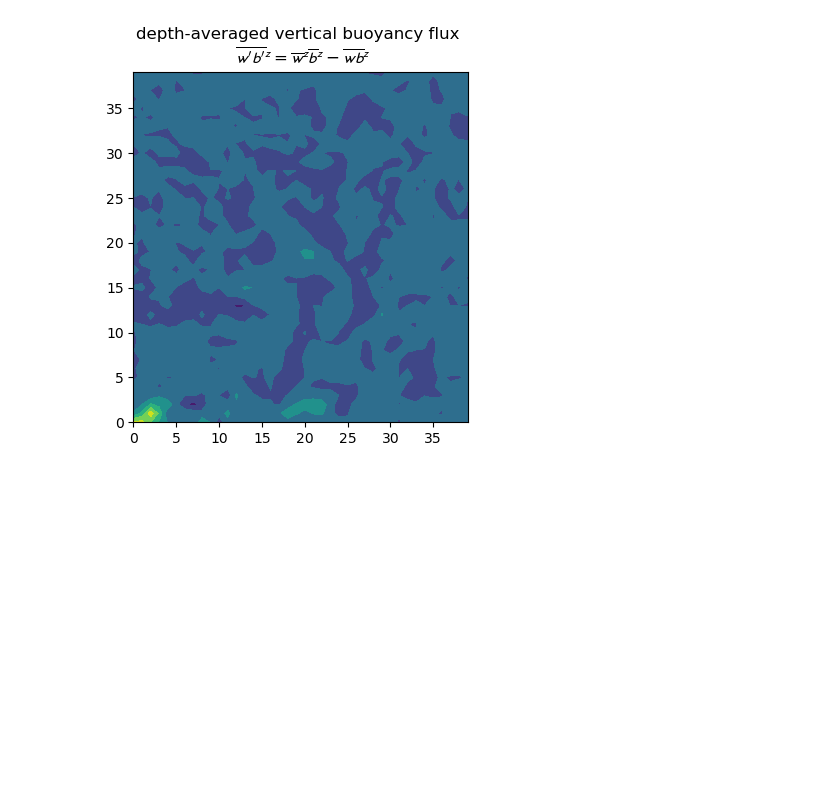
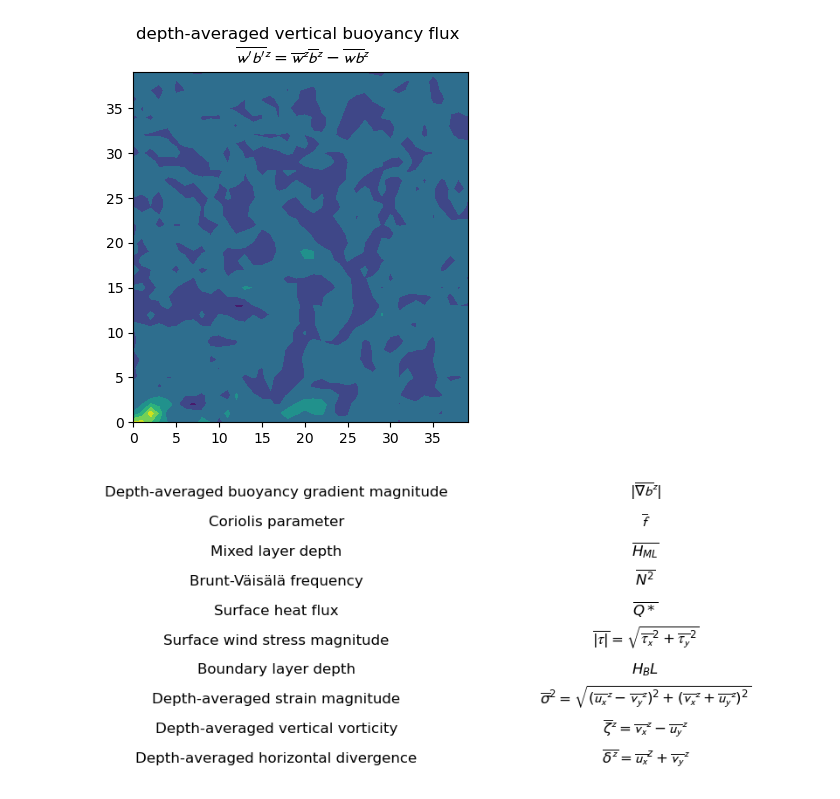
Before and after one commit to andrewfagerheim/ML_project, a Jupyter notebook: get_data.ipynb, the cells around one changed output. Cells and saved outputs as stored; diff of their text form; code cells hidden in the pictures; blank space fills up the shorter version.

```diff
--- a/get_data.ipynb
+++ b/get_data.ipynb
@@ -97,3 +105,89 @@ plt.title("depth-averaged vertical buoyancy flux \n $\overline{\mathcal{w}'\math
 plt.savefig("figures/output.png")
 # %% [output]
 [figure]
+# %%
+plt.figure(figsize=(10,4))
+
+plt.subplot(10,2,1)
+plt.axis('off')
+plt.title('Depth-averaged buoyancy gradient magnitude')
+
+plt.subplot(10,2,2)
+plt.axis('off')
+plt.title('$|\overline{∇\mathcal{b}}^\mathcal{z}|$')
+
+plt.subplot(10,2,3)
+plt.axis('off')
+plt.title('Coriolis parameter')
+
+plt.subplot(10,2,4)
+plt.axis('off')
+plt.title('$\overline{\mathcal{f}}$')
+
+plt.subplot(10,2,5)
+plt.axis('off')
+plt.title('Mixed layer depth')
+
+plt.subplot(10,2,6)
+plt.axis('off')
+plt.title('$\overline{H_{ML}}$')
+
+plt.subplot(10,2,7)
+plt.axis('off')
+plt.title('Brunt-Väisälä frequency')
+
+plt.subplot(10,2,8)
+plt.axis('off')
+plt.title('$\overline{N^2}$')
+
+plt.subplot(10,2,9)
+plt.axis('off')
+plt.title('Surface heat flux')
+
+plt.subplot(10,2,10)
+plt.axis('off')
+plt.title('$\overline{Q*}$')
+
+plt.subplot(10,2,11)
+plt.axis('off')
+plt.title('Surface wind stress magnitude')
+
+plt.subplot(10,2,12)
+plt.axis('off')
+plt.title('$\overline{|𝜏|} = \sqrt{\overline{𝜏_\mathcal{x}}^2 + \overline{𝜏_\mathcal{y}}^2}$')
+
+plt.subplot(10,2,13)
+plt.axis('off')
+plt.title('Boundary layer depth')
+
+plt.subplot(10,2,14)
+plt.axis('off')
+plt.title('$H_BL$')
+
+plt.subplot(10,2,15)
+plt.axis('off')
+plt.title('Depth-averaged strain magnitude')
+
+plt.subplot(10,2,16)
+plt.axis('off')
+plt.title('$\overline{\sigma}^2 = \sqrt{(\overline{\mathcal{u}_\mathcal{x}}^\mathcal{z} - \overline{\mathcal{v}_\mathcal{y}}^\mathcal{z})^2 + (\overline{\mathcal{v}_\mathcal{x}}^\mathcal{z} + \overline{\mathcal{u}_\mathcal{y}}^\mathcal{z})^2}$')
+
+plt.subplot(10,2,17)
+plt.axis('off')
+plt.title('Depth-averaged vertical vorticity')
+
+plt.subplot(10,2,18)
+plt.axis('off')
+plt.title('$\overline{\zeta}^\mathcal{z} = \overline{\mathcal{v}_\mathcal{x}}^\mathcal{z} - \overline{\mathcal{u}_\mathcal{y}}^\mathcal{z}$')
+
+plt.subplot(10,2,19)
+plt.axis('off')
+plt.title('Depth-averaged horizontal divergence')
+
+plt.subplot(10,2,20)
+plt.axis('off')
+plt.title('$\overline{\delta^\mathcal{z}} = \overline{\mathcal{u}_\mathcal{x}}^z + \overline{\mathcal{v}_\mathcal{y}}^\mathcal{z}$')
+
+plt.subplots_adjust(hspace=10)
+# %% [output]
+[figure, added]
```
Also changed, not shown: parts of 2 cells of this notebook.
